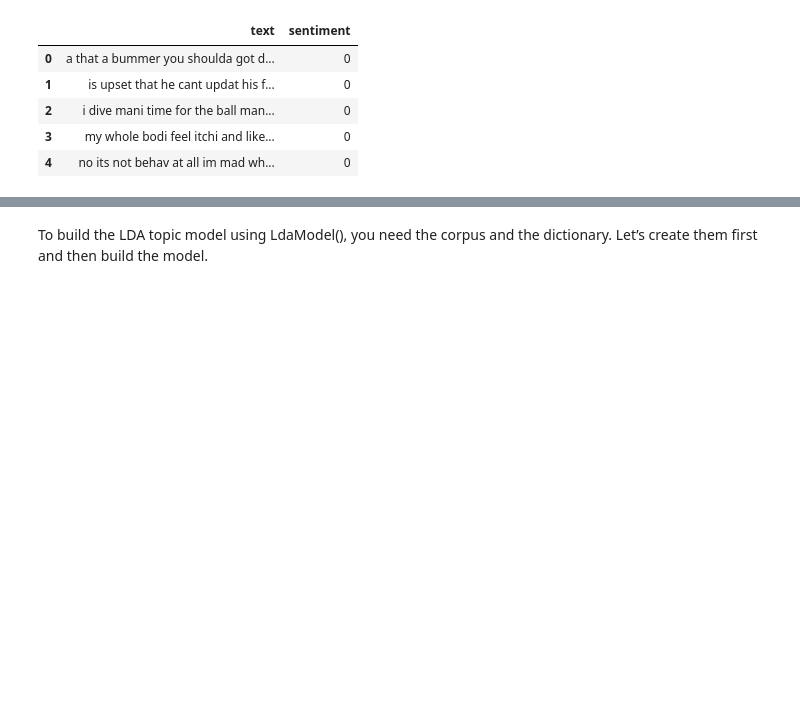
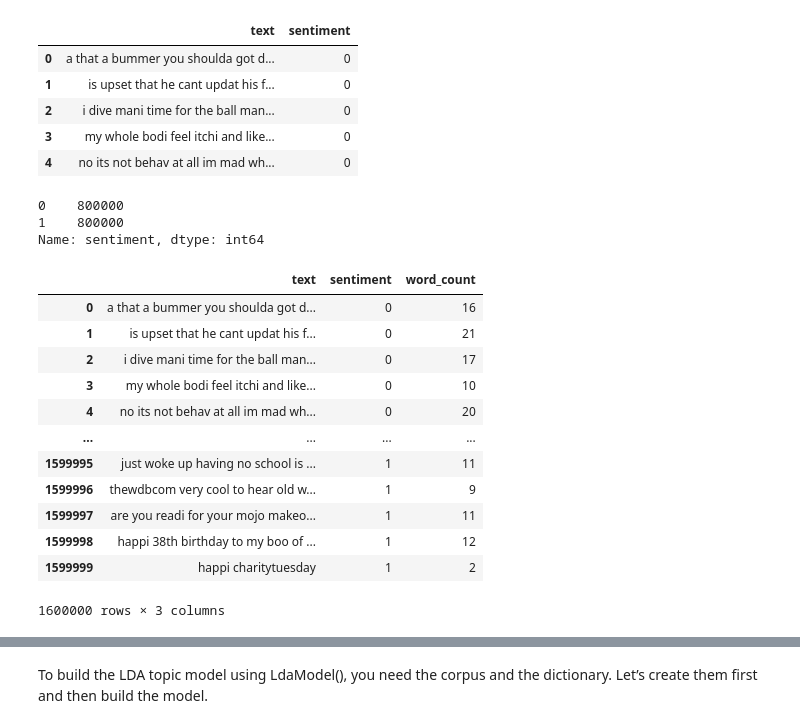
Before and after one commit to esfandiaryfard/TwitterSentimentAnalysis, a Jupyter notebook: eda.ipynb, the cells around one changed output, grey strips where cells are left out. Saved outputs shown, nothing was run; the diff lists cells and outputs as text; code cells hidden in the pictures; blank space fills up the shorter version.

```diff
--- a/eda.ipynb
+++ b/eda.ipynb
@@ -36,5 +34,28 @@ df.head()
 | 2 | i dive mani time for the ball man... | 0 |
 | 3 | my whole bodi feel itchi and like... | 0 |
 | 4 | no its not behav at all im mad wh... | 0 |
+# %%
+df['sentiment'].value_counts()
+# %% [output]
+0    800000
+1    800000
+Name: sentiment, dtype: int64
+# %%
+df['word_count'] = df['text'].apply(lambda x:len(x.split()))
+df
+# %% [output]
+|  | text | sentiment | word_count |
+| 0 | a that a bummer you shoulda got d... | 0 | 16 |
+| 1 | is upset that he cant updat his f... | 0 | 21 |
+| 2 | i dive mani time for the ball man... | 0 | 17 |
+| 3 | my whole bodi feel itchi and like... | 0 | 10 |
+| 4 | no its not behav at all im mad wh... | 0 | 20 |
+| ... | ... | ... | ... |
+| 1599995 | just woke up having no school is ... | 1 | 11 |
+| 1599996 | thewdbcom very cool to hear old w... | 1 | 9 |
+| 1599997 | are you readi for your mojo makeo... | 1 | 11 |
+| 1599998 | happi 38th birthday to my boo of ... | 1 | 12 |
+| 1599999 | happi charitytuesday | 1 | 2 |
+1600000 rows × 3 columns
 # %%
 plt.figure(figsize=(10,10))
```
Also changed, not shown: parts of 40 cells of this notebook, 6 other files.
